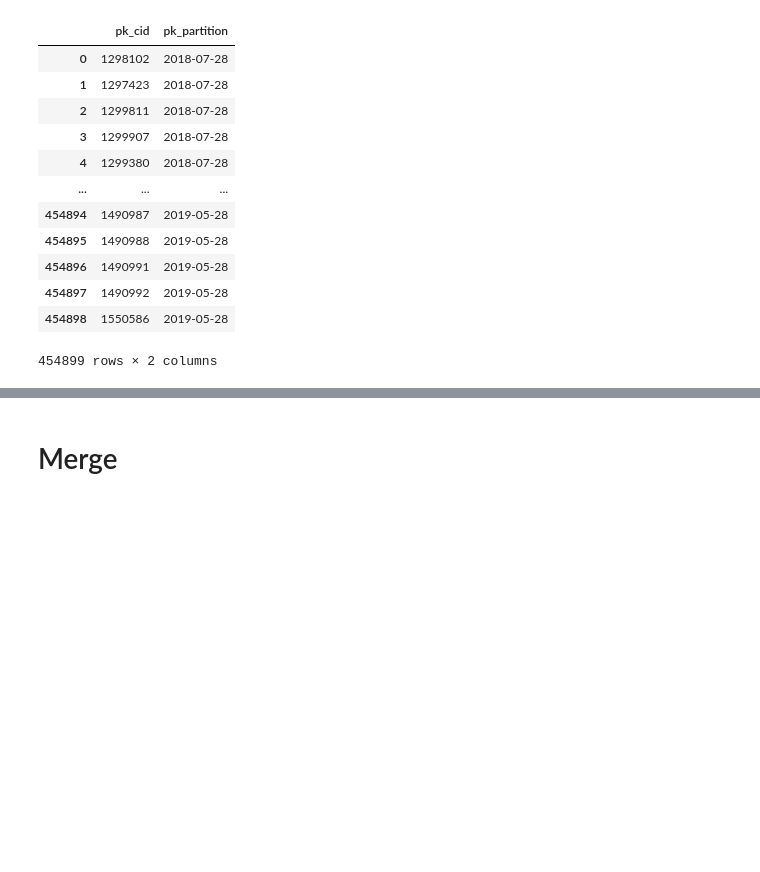
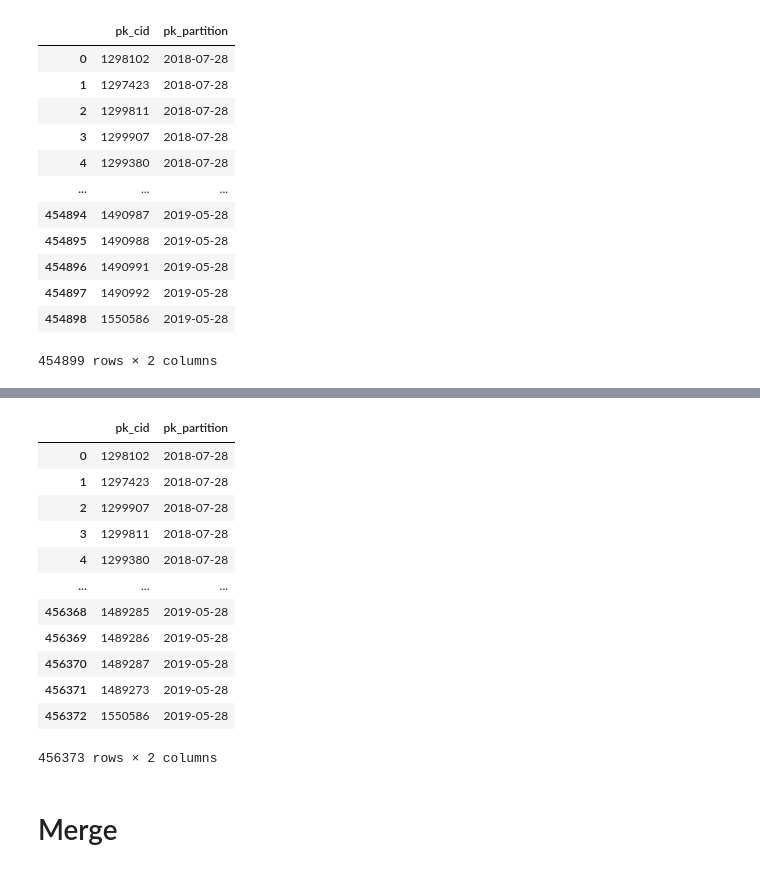
Before and after one commit to Kasoa8/Nuclio_EasyMoney, a Jupyter notebook: preprocesing_2.ipynb, the cells around one changed output, grey strips where cells are left out. Drawn from its saved outputs; the diff is of its cells as text; code cells hidden in the pictures; blank space fills up the shorter version.

```diff
--- a/preprocesing_2.ipynb
+++ b/preprocesing_2.ipynb
@@ -187,3 +137,5 @@ Filas con fechas no válidas en 'entry_date':
+# %%
+df_products['pk_partition'] = pd.to_datetime(df_products['pk_partition'], errors='coerce', format='%Y-%m-%d')
 # %% [markdown]
 ## EDA df_products
 # %%
@@ -833,0 +746,3 @@ Name: count, dtype: int64
+# %%
+# Quedarse con la transacción más reciente por usuario (pk_cid)
+df_products = df_products.sort_values('pk_partition').groupby('pk_cid').tail(1).reset_index(drop=True)
@@ -834,3 +765,20 @@ Name: count, dtype: int64
+# %%
+df_comparison_2 = df_products[['pk_cid', 'pk_partition']]
+df_comparison_2
+# %% [output]
+|  | pk_cid | pk_partition |
+| 0 | 1298102 | 2018-07-28 |
+| 1 | 1297423 | 2018-07-28 |
+| 2 | 1299907 | 2018-07-28 |
+| 3 | 1299811 | 2018-07-28 |
+| 4 | 1299380 | 2018-07-28 |
+| ... | ... | ... |
+| 456368 | 1489285 | 2019-05-28 |
+| 456369 | 1489286 | 2019-05-28 |
+| 456370 | 1489287 | 2019-05-28 |
+| 456371 | 1489273 | 2019-05-28 |
+| 456372 | 1550586 | 2019-05-28 |
+456373 rows × 2 columns
 # %% [markdown]
 # Merge
 # %% [markdown]
```
Also changed, not shown: parts of 37 cells of this notebook.
